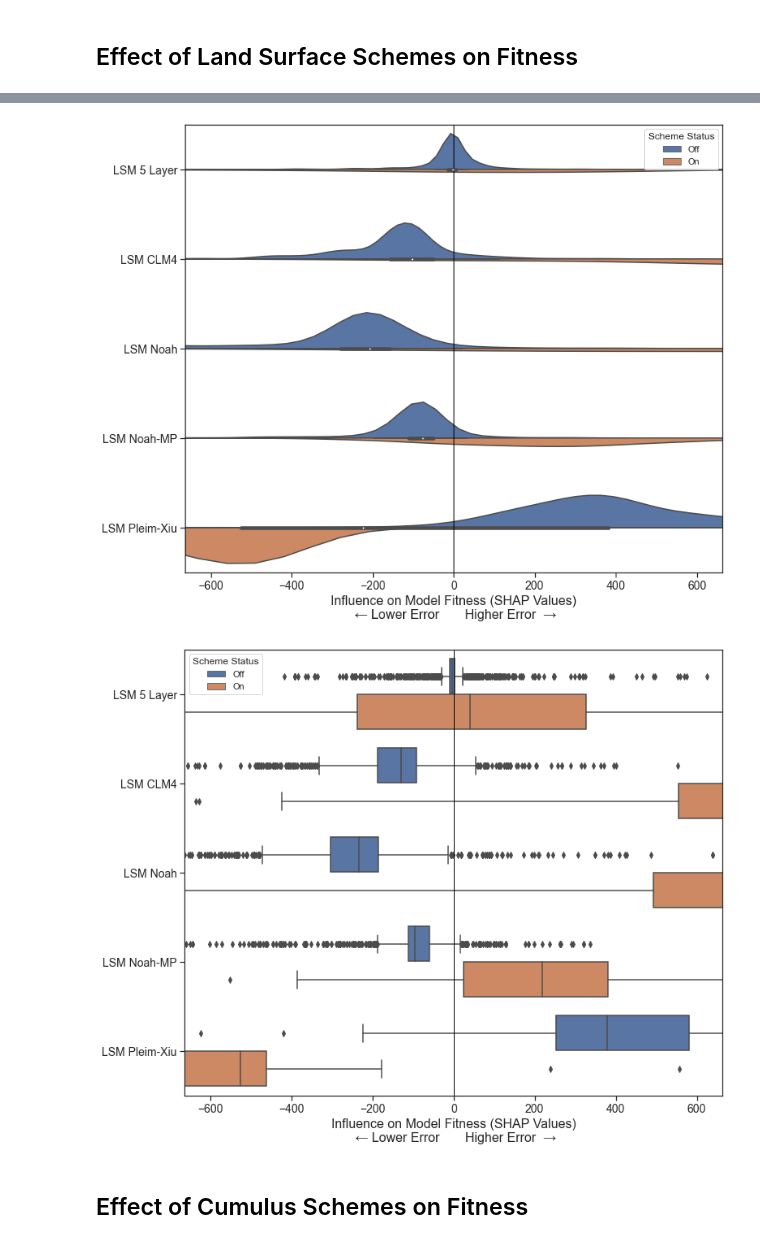
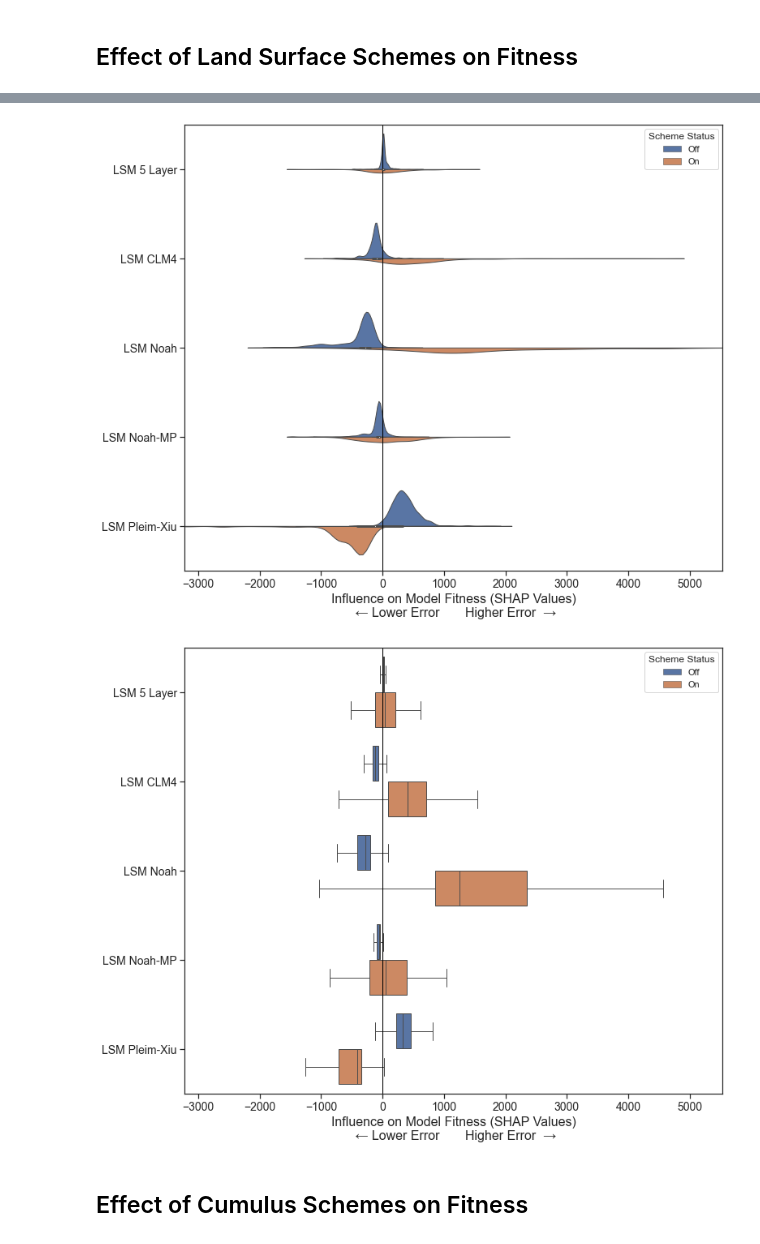
Before and after one commit to jeffreysward/met4ene, a Jupyter notebook: optwrf/examples/Optwrfdb_Fitness_SHAP.ipynb, the cells around one changed output, grey strips where cells are left out. Cells and saved outputs as stored; diff of their text form; code cells hidden in the pictures.

```diff
--- a/optwrf/examples/Optwrfdb_Fitness_SHAP.ipynb
+++ b/optwrf/examples/Optwrfdb_Fitness_SHAP.ipynb
@@ -312,7 +312,7 @@ def physics_shap_catplot(catplot_data, xdata='shap_values', ydata='scheme_name_s
 # %%
 ylabs = ['LW CAM', 'LW FLG', 'LW GFDL', 'LW Held-Suarez', 'LW New Goddard', 'LW RRTM', 'LW RRTMG',
          'SW CAM', 'SW DUDIA', 'SW FLG', 'SW GFDL', 'SW Goddard', 'SW New Goddard', 'SW RRTMG']
-fig_path = '/Users/swardy9230/Box Sync/01_Research/01_Renewable_Analysis/WRF_Solar_and_Wind/figures/shap_plots/'
+fig_path = '/Users/jsward/Box Sync/01_Research/01_Renewable_Analysis/WRF_Solar_and_Wind/figures/shap_plots/'
 fig_name = fig_path + 'RA_Fitness_catplot_dots.png'
 physics_shap_catplot(ra_shap, xdata='shap_values', ydata='scheme_name',
                      plot_type='strip', ylabels=ylabs, save_fig=True, fig_name=fig_name)
@@ -415,15 +417,17 @@ physics_shap_catplot(sf_shap, xdata='shap_values', ydata='scheme_name',
 # %%
 fig_name = fig_path + 'LSM_Fitness_catplot_violin.png'
 physics_shap_catplot(sf_shap, xdata='shap_values', ydata='scheme_name',
-                     plot_type='violin', ylabels=ylabs, split=True, save_fig=True, fig_name=fig_name)
+                     plot_type='violin', ylabels=ylabs, split=True, save_fig=True, fig_name=fig_name,
+                     howfliers = False, linewidth=1)
 # %% [output]
-[figure, old version]
+[figure, new version]
 # %%
 fig_name = fig_path + 'LSM_Fitness_catplot_boxplot.png'
 physics_shap_catplot(sf_shap, xdata='shap_values', ydata='scheme_name',
-                     plot_type='box', ylabels=ylabs, save_fig=True, fig_name=fig_name)
+                     plot_type='box', ylabels=ylabs, save_fig=True, fig_name=fig_name,
+                     showfliers = False, linewidth=1)
 # %% [output]
-[figure, old version]
+[figure, new version]
 # %% [markdown]
 ## Effect of Cumulus Schemes on Fitness
 # %%
```
Also changed, not shown: parts of 16 cells of this notebook.
